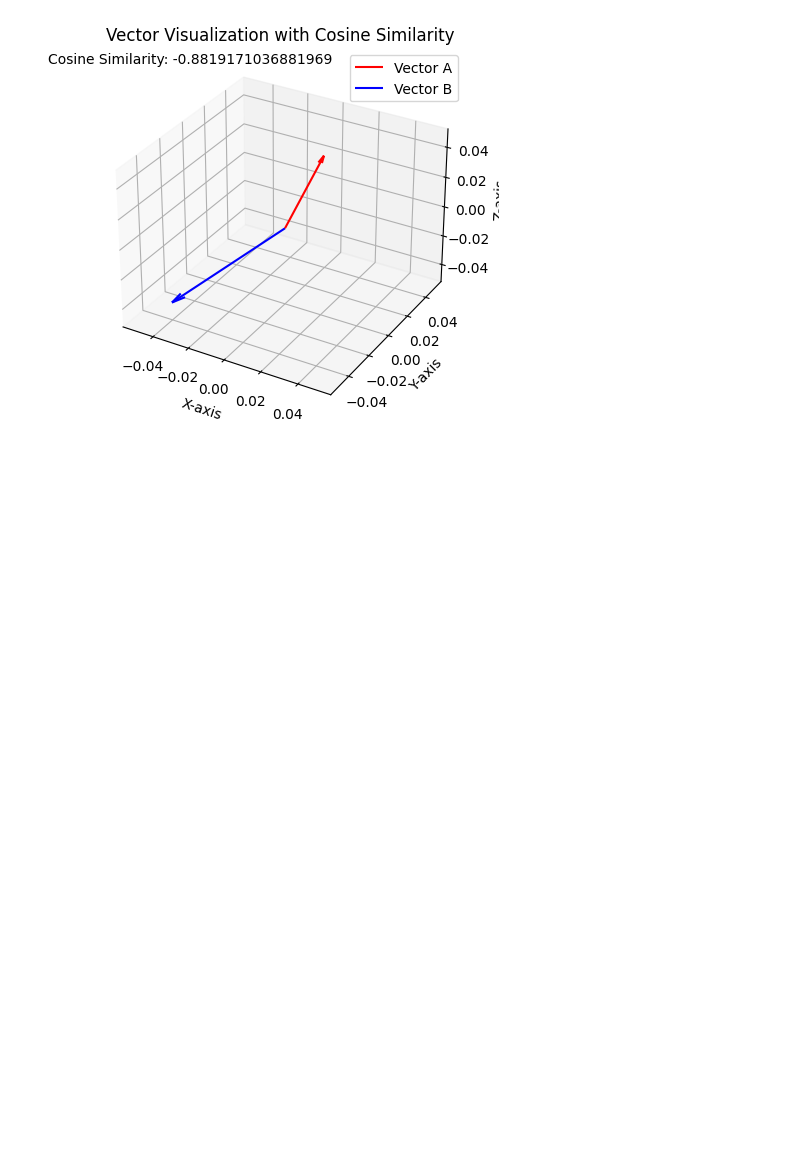
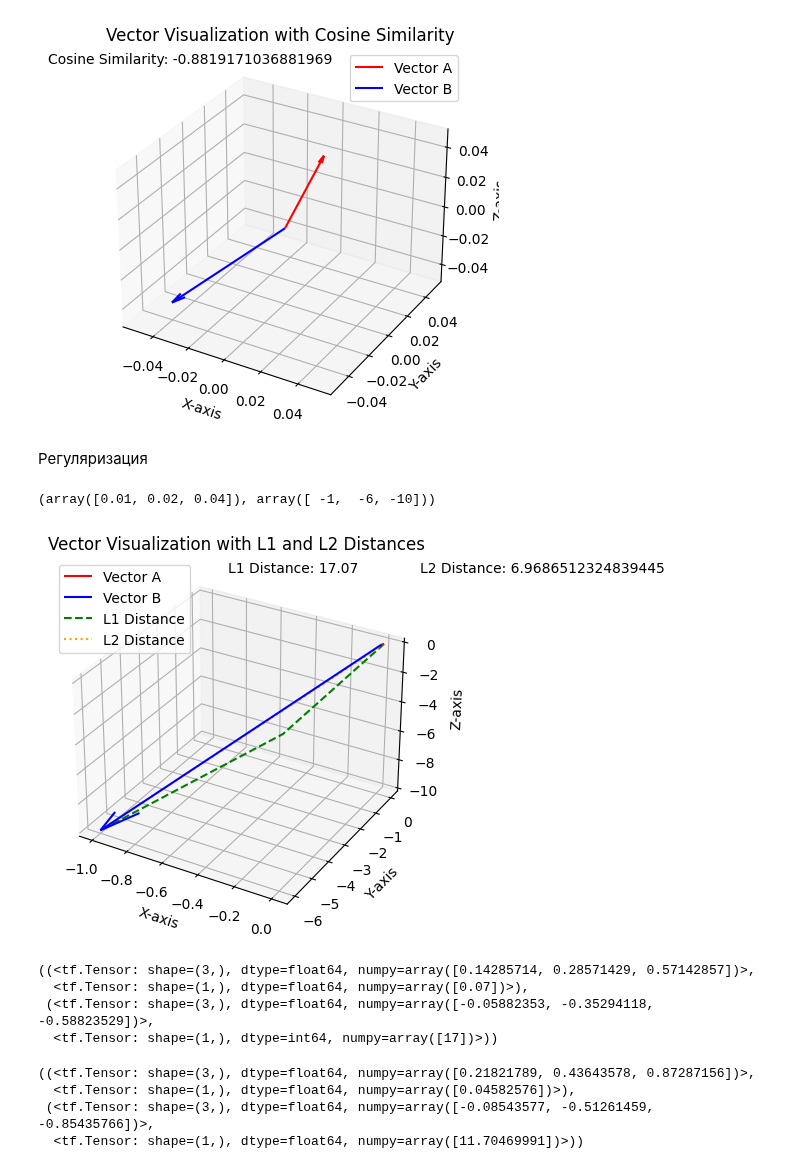
Before and after one commit to vifirsanova/hse-python-course, a Jupyter notebook: algebra/vectors.ipynb, the cells around one changed output. Cells and saved outputs as stored; diff of their text form; code cells hidden in the pictures; blank space fills up the shorter version.

```diff
--- a/algebra/vectors.ipynb
+++ b/algebra/vectors.ipynb
@@ -221,3 +223,55 @@ ax.legend()
 plt.show()
 # %% [output]
 [figure]
+# %% [markdown]
+Регуляризация
+# %%
+vector_a = np.array([0.01, 0.02, 0.04])
+vector_b = np.array([-1, -6, -10])
+
+vector_a, vector_b
+# %% [output]
+(array([0.01, 0.02, 0.04]), array([ -1,  -6, -10]))
+# %%
+fig = plt.figure()
+ax = fig.add_subplot(111, projection='3d')
+
+ax.quiver(0, 0, 0, vector_a[0], vector_a[1], vector_a[2], color='r', label='Vector A', arrow_length_ratio=0.1)
+ax.quiver(0, 0, 0, vector_b[0], vector_b[1], vector_b[2], color='b', label='Vector B', arrow_length_ratio=0.1)
+
+l1_line = np.array([vector_a, [vector_a[0], vector_b[1], vector_a[2]], vector_b])
+ax.plot(l1_line[:, 0], l1_line[:, 1], l1_line[:, 2], color='g', linestyle='--', label='L1 Distance')
+ax.plot([vector_a[0], vector_b[0]], [vector_a[1], vector_b[1]], [vector_a[2], vector_b[2]], color='orange', linestyle=':', label='L2 Distance')
+
+l1_distance = np.sum(np.abs(vector_a - vector_b))
+plt.figtext(0.50, 0.85, f'L1 Distance: {l1_distance}', fontsize=10)
+plt.figtext(0.80, 0.85, f'L2 Distance: {l2_distance}', fontsize=10)
+
+ax.set_xlabel('X-axis')
+ax.set_ylabel('Y-axis')
+ax.set_zlabel('Z-axis')
+ax.set_title('Vector Visualization with L1 and L2 Distances')
+ax.legend()
+
+plt.show()
+# %% [output]
+[figure, added]
+# %%
+vector_a_l1 = tf.linalg.normalize(vector_a, ord=1)
+vector_b_l1 = tf.linalg.normalize(vector_b, ord=1)
+
+vector_a_l1, vector_b_l1
+# %% [output]
+((<tf.Tensor: shape=(3,), dtype=float64, numpy=array([0.14285714, 0.28571429, 0.57142857])>,
+  <tf.Tensor: shape=(1,), dtype=float64, numpy=array([0.07])>),
+ (<tf.Tensor: shape=(3,), dtype=float64, numpy=array([-0.05882353, -0.35294118, -0.58823529])>,
+  <tf.Tensor: shape=(1,), dtype=int64, numpy=array([17])>))
+# %%
+vector_a_l2 = tf.linalg.normalize(vector_a, ord=2)
+vector_b_l2 = tf.linalg.normalize(vector_b.astype('float64'), ord=2)
+vector_a_l2, vector_b_l2
+# %% [output]
+((<tf.Tensor: shape=(3,), dtype=float64, numpy=array([0.21821789, 0.43643578, 0.87287156])>,
+  <tf.Tensor: shape=(1,), dtype=float64, numpy=array([0.04582576])>),
+ (<tf.Tensor: shape=(3,), dtype=float64, numpy=array([-0.08543577, -0.51261459, -0.85435766])>,
+  <tf.Tensor: shape=(1,), dtype=float64, numpy=array([11.70469991])>))
```
Also changed, not shown: parts of 3 cells of this notebook.
